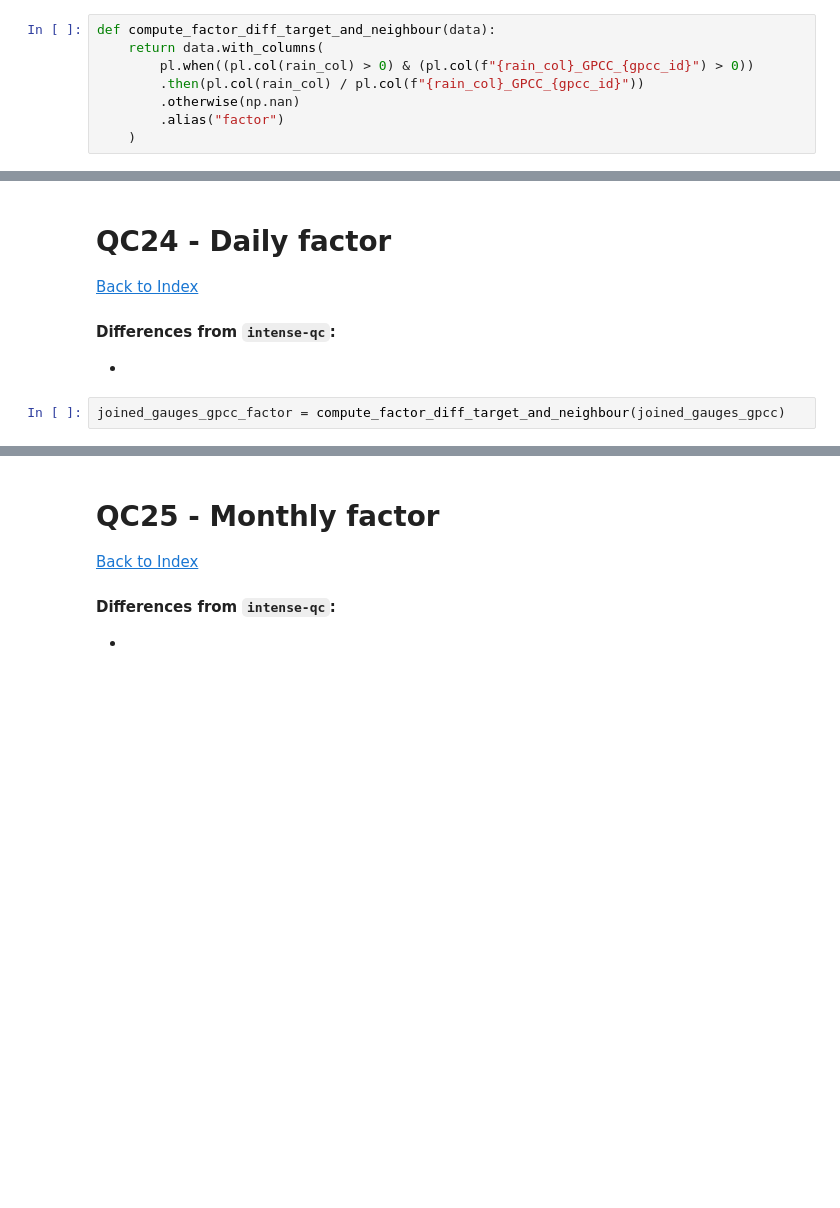
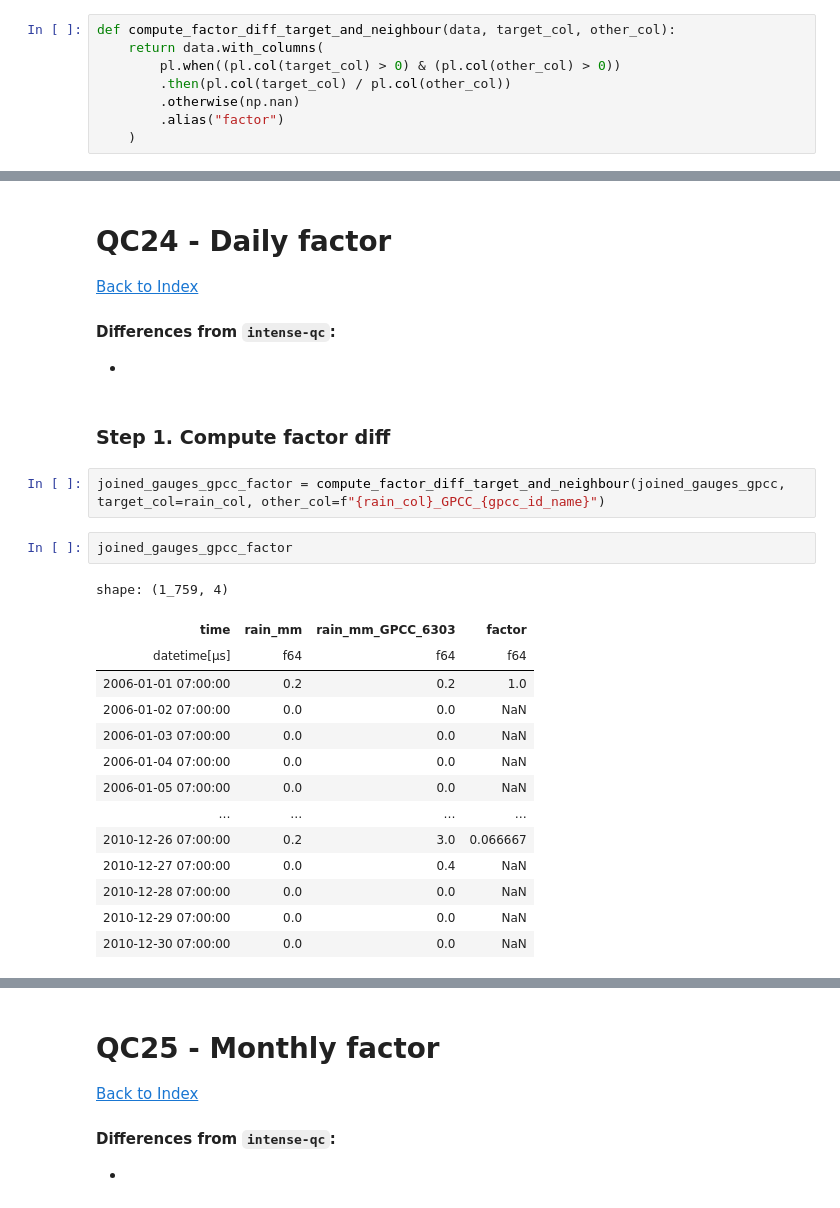
Before and after one commit to Thomasjkeel/RainfallQC-notebooks, a Jupyter notebook: notebooks/neighbour_checks.ipynb, the cells around one changed output, grey strips where cells are left out. Drawn from its saved outputs; the diff is of its cells as text; blank space fills up the shorter version.

```diff
--- a/notebooks/neighbour_checks.ipynb
+++ b/notebooks/neighbour_checks.ipynb
@@ -620,10 +620,10 @@ shape: (1_760, 4)
 | 2010-12-29 07:00:00 | 0.0 | 0.0 | NaN |
 | 2010-12-30 07:00:00 | 0.0 | 0.0 | NaN |
 # %%
-def compute_factor_diff_target_and_neighbour(data):
+def compute_factor_diff_target_and_neighbour(data, target_col, other_col):
     return data.with_columns(
-        pl.when((pl.col(rain_col) > 0) & (pl.col(f"{rain_col}_GPCC_{gpcc_id}") > 0))
-        .then(pl.col(rain_col) / pl.col(f"{rain_col}_GPCC_{gpcc_id}"))
+        pl.when((pl.col(target_col) > 0) & (pl.col(other_col) > 0))
+        .then(pl.col(target_col) / pl.col(other_col))
         .otherwise(np.nan)
         .alias("factor")
     )
@@ -2997,5 +2997,24 @@ print(gauge_corr)
 
 #### Differences from `intense-qc`:
 -
+# %% [markdown]
+### Step 1. Compute factor diff
 # %%
-joined_gauges_gpcc_factor = compute_factor_diff_target_and_neighbour(joined_gauges_gpcc)
+joined_gauges_gpcc_factor = compute_factor_diff_target_and_neighbour(joined_gauges_gpcc, target_col=rain_col, other_col=f"{rain_col}_GPCC_{gpcc_id_name}")
+# %%
+joined_gauges_gpcc_factor
+# %% [output]
+shape: (1_759, 4)
+| time | rain_mm | rain_mm_GPCC_6303 | factor |
+| datetime[μs] | f64 | f64 | f64 |
+| 2006-01-01 07:00:00 | 0.2 | 0.2 | 1.0 |
+| 2006-01-02 07:00:00 | 0.0 | 0.0 | NaN |
+| 2006-01-03 07:00:00 | 0.0 | 0.0 | NaN |
+| 2006-01-04 07:00:00 | 0.0 | 0.0 | NaN |
+| 2006-01-05 07:00:00 | 0.0 | 0.0 | NaN |
+| … | … | … | … |
+| 2010-12-26 07:00:00 | 0.2 | 3.0 | 0.066667 |
+| 2010-12-27 07:00:00 | 0.0 | 0.4 | NaN |
+| 2010-12-28 07:00:00 | 0.0 | 0.0 | NaN |
+| 2010-12-29 07:00:00 | 0.0 | 0.0 | NaN |
+| 2010-12-30 07:00:00 | 0.0 | 0.0 | NaN |
```
Also changed, not shown: parts of 13 cells of this notebook.
